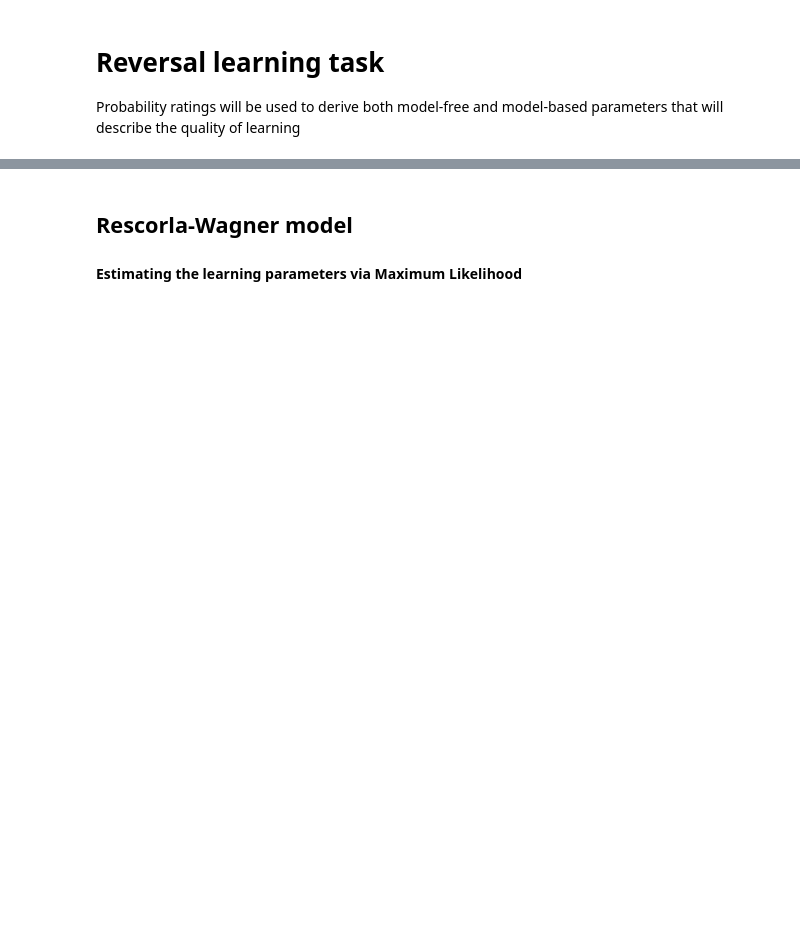
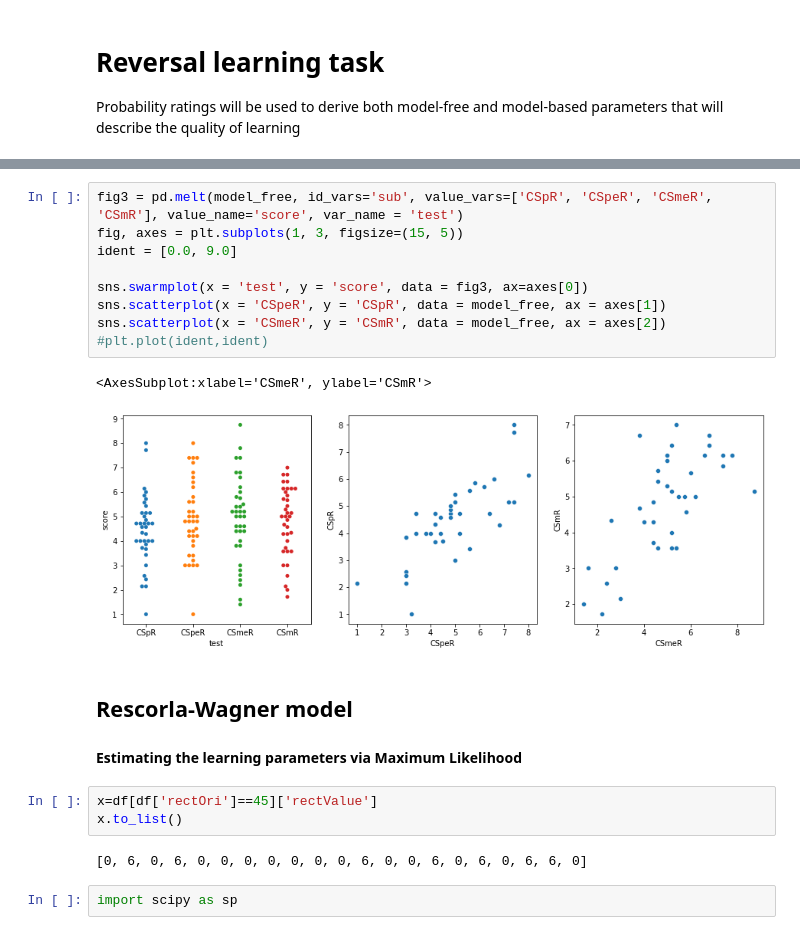
Before and after one commit to KoremNSN/Aging, a Jupyter notebook: Reversal/Reversal_behav.ipynb, the cells around one changed output, grey strips where cells are left out. Saved outputs shown, nothing was run; the diff lists cells and outputs as text; blank space fills up the shorter version.

```diff
--- a/Reversal/Reversal_behav.ipynb
+++ b/Reversal/Reversal_behav.ipynb
@@ -109,4 +120,23 @@ plt.hlines(y=0,xmin=-0.5,xmax=2.5, color='black')
+# %%
+fig3 = pd.melt(model_free, id_vars='sub', value_vars=['CSpR', 'CSpeR', 'CSmeR', 'CSmR'], value_name='score', var_name = 'test')
+fig, axes = plt.subplots(1, 3, figsize=(15, 5))
+ident = [0.0, 9.0]
+
+sns.swarmplot(x = 'test', y = 'score', data = fig3, ax=axes[0])
+sns.scatterplot(x = 'CSpeR', y = 'CSpR', data = model_free, ax = axes[1])
+sns.scatterplot(x = 'CSmeR', y = 'CSmR', data = model_free, ax = axes[2])
+#plt.plot(ident,ident)
+# %% [output]
+<AxesSubplot:xlabel='CSmeR', ylabel='CSmR'>
+[figure, added]
 # %% [markdown]
 ## Rescorla-Wagner model
 
 #### Estimating the learning parameters via Maximum Likelihood
+# %%
+x=df[df['rectOri']==45]['rectValue']
+x.to_list()
+# %% [output]
+[0, 6, 0, 6, 0, 0, 0, 0, 0, 0, 0, 6, 0, 0, 6, 0, 6, 0, 6, 6, 0]
+# %%
+import scipy as sp
```
Also changed, not shown: parts of 42 cells of this notebook, 16 other files.
